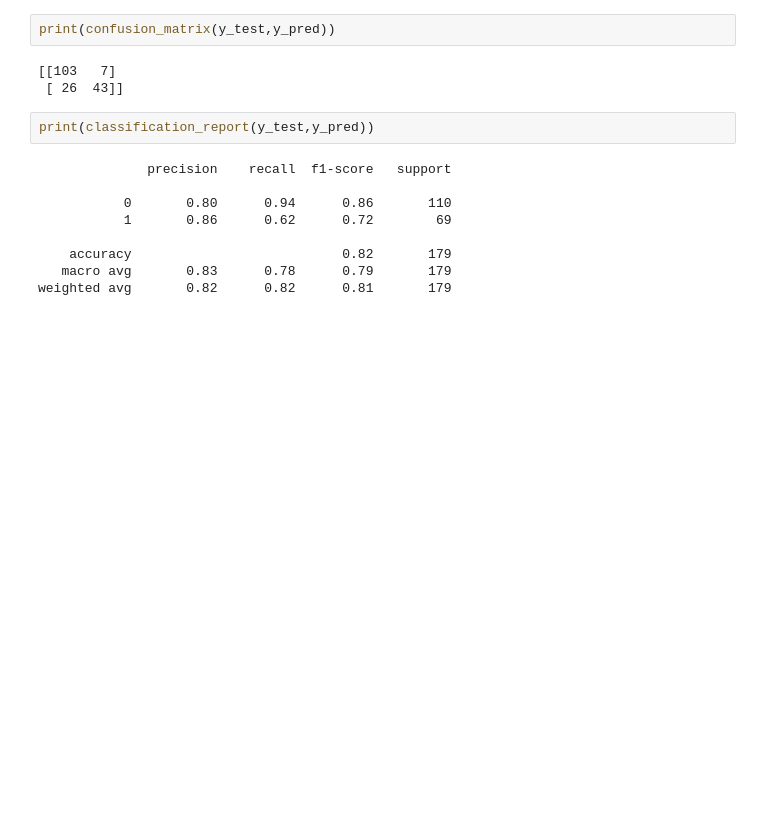
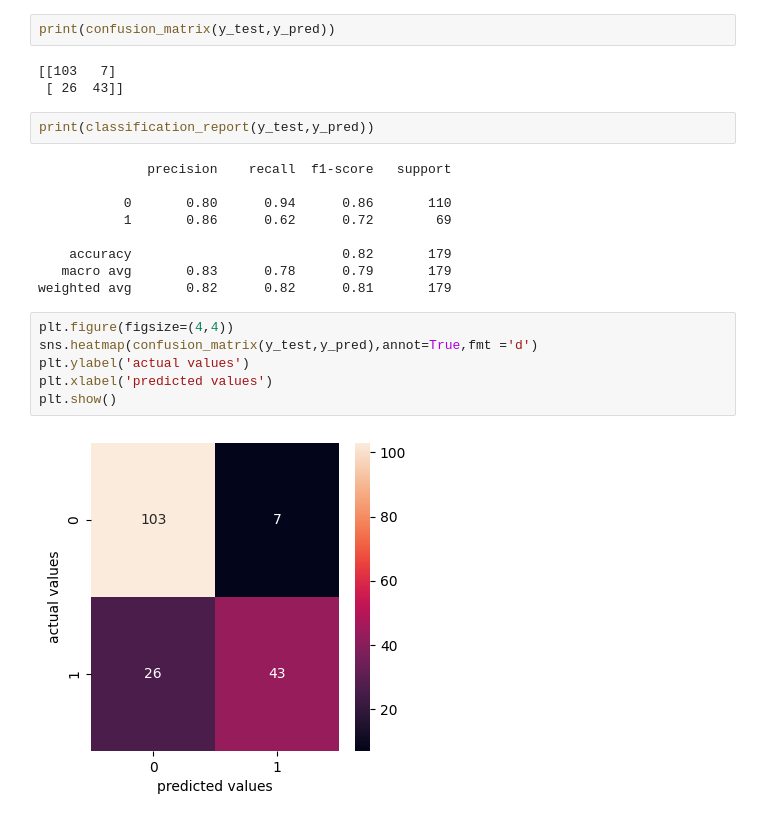
Before and after one commit to amballa-mahesh/ML_titanic_data-using-ensemble-model, a Jupyter notebook: ML_titanic_dataset_all__modles.ipynb, the cells around one changed output. Saved outputs shown, nothing was run; the diff lists cells and outputs as text; blank space fills up the shorter version.

```diff
--- a/ML_titanic_dataset_all__modles.ipynb
+++ b/ML_titanic_dataset_all__modles.ipynb
@@ -1417,3 +1417,11 @@ print(classification_report(y_test,y_pred))
     accuracy                           0.82       179
    macro avg       0.83      0.78      0.79       179
 weighted avg       0.82      0.82      0.81       179
+# %%
+plt.figure(figsize=(4,4))
+sns.heatmap(confusion_matrix(y_test,y_pred),annot=True,fmt ='d')
+plt.ylabel('actual values')
+plt.xlabel('predicted values')
+plt.show()
+# %% [output]
+[figure, added]
```
